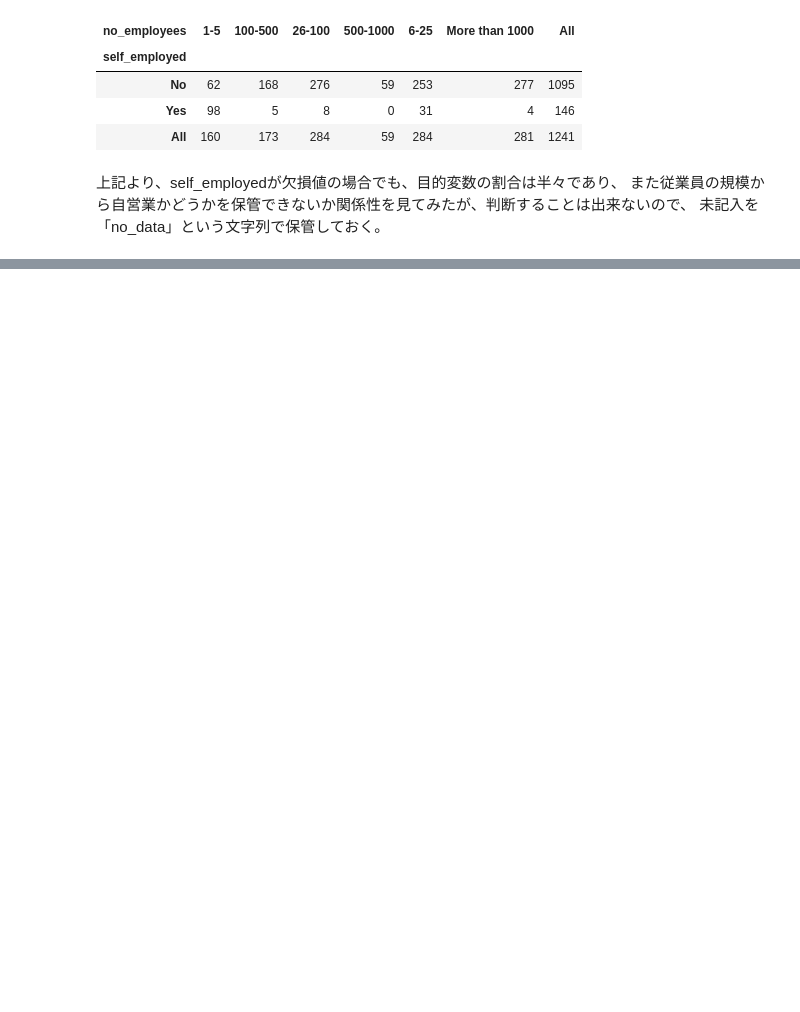
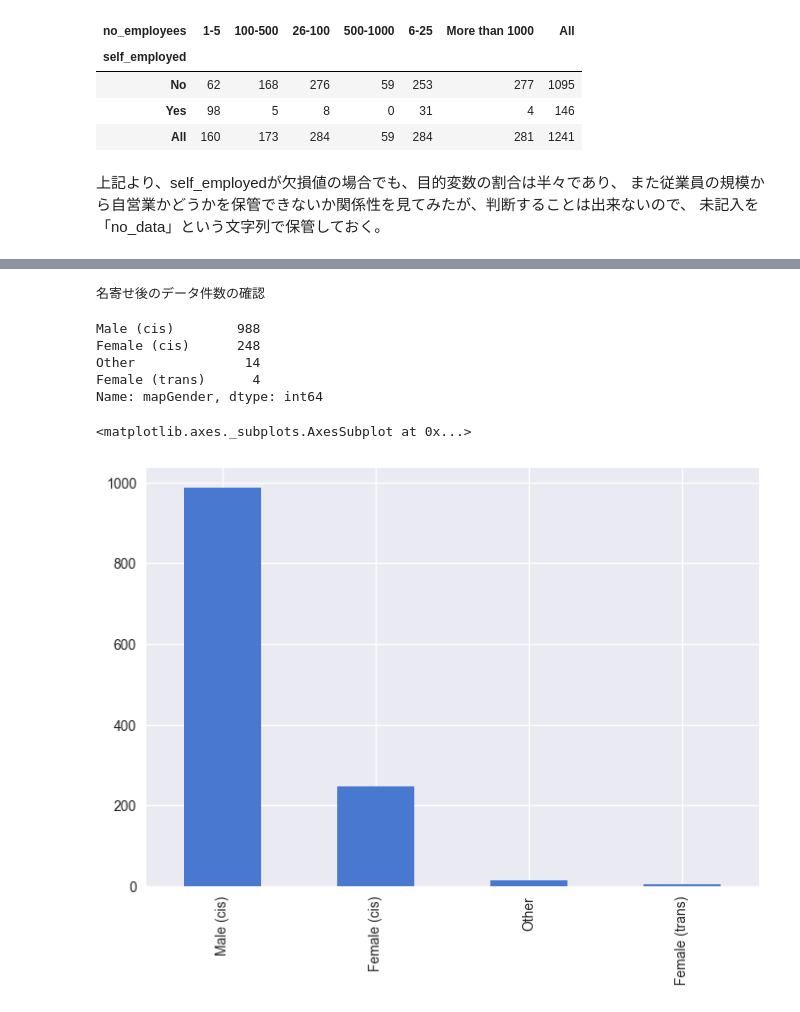
Before and after one commit to megadreams14/kaggle, a Jupyter notebook: mental-health-in-tech-survey/notebook.ipynb, the cells around one changed output, grey strips where cells are left out. Drawn from its saved outputs; the diff is of its cells as text; code cells hidden in the pictures; blank space fills up the shorter version.

```diff
--- a/mental-health-in-tech-survey/notebook.ipynb
+++ b/mental-health-in-tech-survey/notebook.ipynb
@@ -1298,0 +385,69 @@ F1：76.39%
+# %%
+### Genderに登録されている種類を表示する
+#df_data['Gender'].value_counts().index.tolist()
+#display(df_data['Gender'].value_counts().index)
+
+df_data["mapGender"] = df_data["Gender"].map({
+    "Male":"Male (cis)",
+    "male":"Male (cis)",
+    "M": "Male (cis)",
+    "m":"Male (cis)",
+    "Make": "Male (cis)",
+    "Male ": "Male (cis)",
+    "Man": "Male (cis)",
+    "Cis Male": "Male (cis)",
+    "Mail": "Male (cis)",
+    "Malr": "Male (cis)",
+    "Mal": "Male (cis)",
+    "Cis Man": "Male (cis)",
+    "maile": "Male (cis)",
+    "cis male": "Male (cis)",
+    "Male (CIS)": "Male (cis)",
+    "Male-ish": "Male (cis)",
+    "msle": "Male (cis)",
+    "Female":"Female (cis)",
+    "female": "Female (cis)",
+    "F": "Female (cis)",
+    "f": "Female (cis)",
+    "Woman": "Female (cis)",
+    "Female ": "Female (cis)",
+    "Female (trans)": "Female (trans)",
+    "woman": "Female (cis)",
+    "Cis Female": "Female (cis)",
+    "Trans-female": "Female (trans)",
+    "Female (cis)": "Female (cis)",
+    "femail": "Female (cis)",
+    "Femake" :"Female (cis)",
+    "Trans woman": "Female (trans)",
+    "queer": "Female (cis)",
+    "Genderqueer": "Other",
+    "cis-female/femme": "Female (cis)",
+    "A little about you": "Other",
+    "All": "Other",
+    "Guy (-ish) ^_^":"Other",
+    "queer/she/they": "Other",
+    "Androgyne": "Other",
+    "fluid": "Other",
+    "male leaning androgynous": "Other",
+    "non-binary": "Other",
+    "ostensibly male, unsure what that really means": "Other",
+    "p": "Other",
+    "something kinda male?": "Other",
+    "Neuter": "Other",
+    "Agender": "Other",
+    "Enby": "Other",
+    "Nah": "Other",
+})
+
+print("名寄せ後のデータ件数の確認")
+display(df_data['mapGender'].value_counts())
+df_data['mapGender'].value_counts().plot(kind='bar')
+# %% [output]
+名寄せ後のデータ件数の確認
+Male (cis)        988
+Female (cis)      248
+Other              14
+Female (trans)      4
+Name: mapGender, dtype: int64
+<matplotlib.axes._subplots.AxesSubplot at 0x...>
+[figure, added]
```
Also changed, not shown: parts of 175 cells of this notebook.
